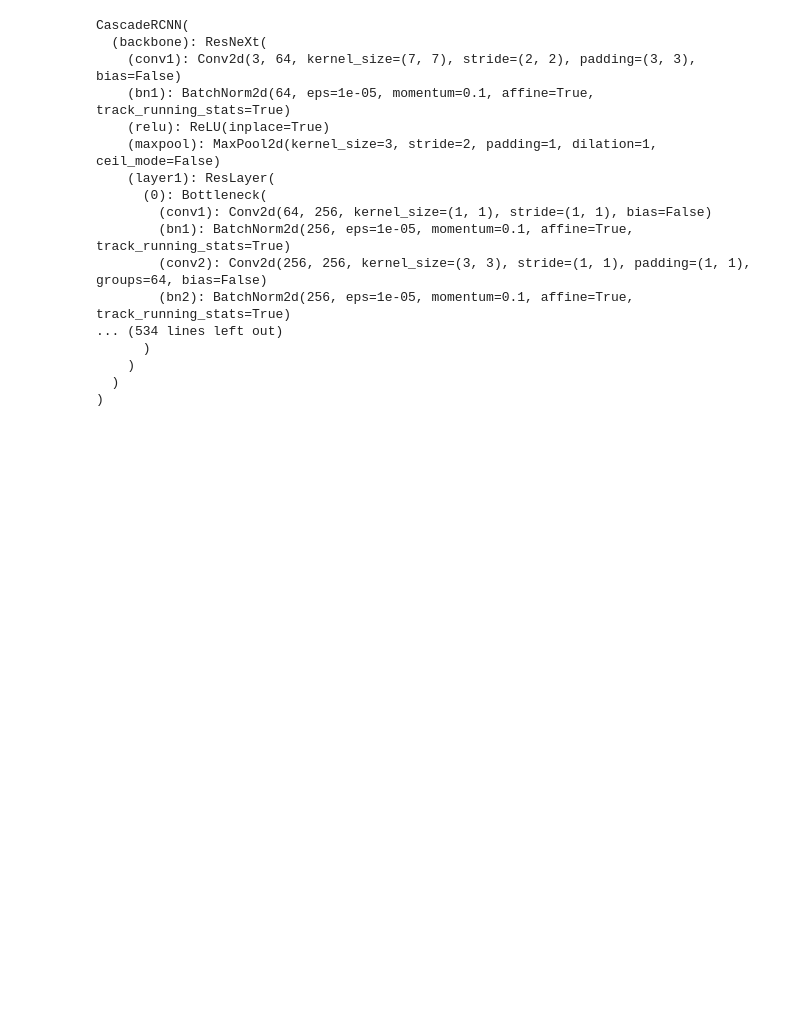
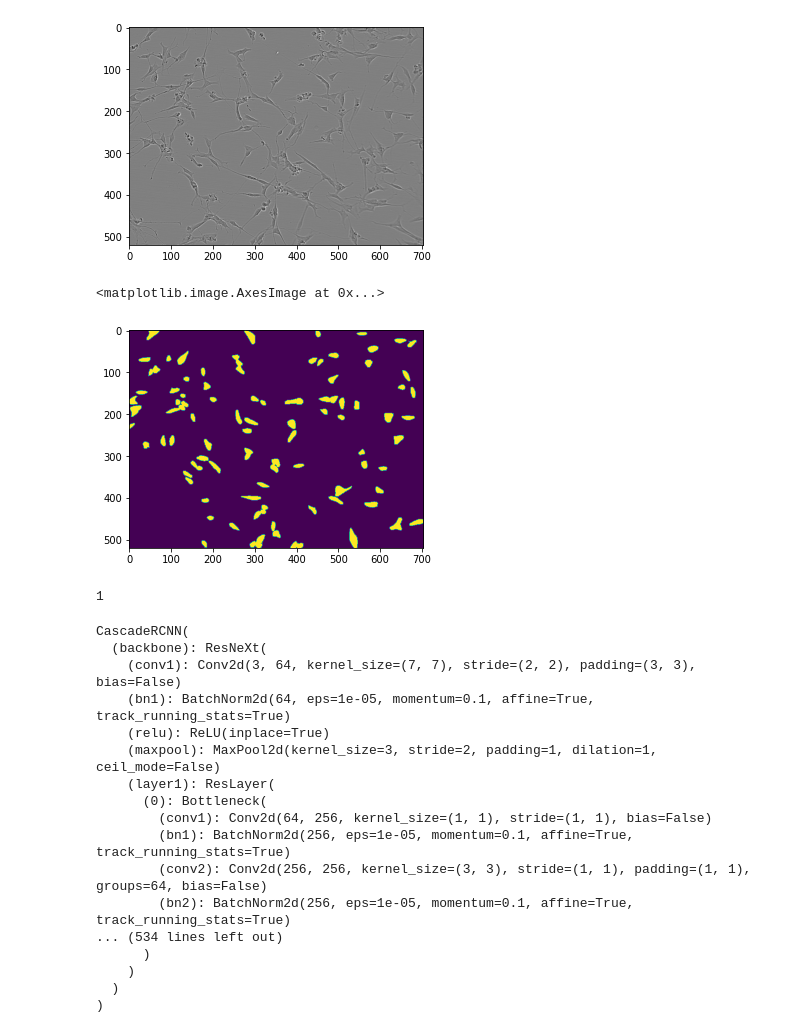
Before and after one commit to BigKingXXL/Sartorius, a Jupyter notebook: mmdet_test.ipynb, the cells around one changed output. Cells and saved outputs as stored; diff of their text form; code cells hidden in the pictures; blank space fills up the shorter version.

```diff
--- a/mmdet_test.ipynb
+++ b/mmdet_test.ipynb
@@ -3,0 +30,2 @@ import torch.nn as nn
+# %%
+confidences = [numpy.sum(el, axis=1) for el in results[current_file][0]]
@@ -3,0 +64,16 @@ import torch.nn as nn
+# %%
+cell_confident = class0_confident + class1_confident + class2_confident
+for x in range(cell_confident[0].shape[0]):
+    for y in range(cell_confident[0].shape[1]):
+        max_index = 0
+        max_value = cell_confident[0][x][y]
+        for index, element in enumerate(cell_confident[1:]):
+            if element[x][y] > max_value:
+                max_index = index + 1
+                max_value = element[x][y]
+        for index, element in enumerate(cell_confident):
+            if max_index != index:
+                element[x][y] = 0
+            else:
+                element[x][y] = min(1, element[x][y])
+cell_confident = [element.astype(bool) for element in cell_confident]
@@ -3,0 +138,8 @@ import torch.nn as nn
+# %%
+result = None
+for current_file, id in enumerate(ids):
+    result_pd = run_length_encode(id, compute_confidence(current_file))
+    if not result is None:
+        result = result.append(result_pd, ignore_index=True)
+    else:
+        result = result_pd
@@ -4,3 +183,29 @@ import torch.nn as nn
+# %%
+def convert_to_masks(predictions_table):
+    results = []
+    for _, picture_group in predictions_table.groupby('id'):
+        picture_id = picture_group.iloc[0]['id']
+        picture_size = 704*520
+        cell_array = numpy.zeros(picture_size, dtype=int)
+        for index, cell in picture_group.iterrows():
+            predicted = [int(val) for val in cell['predicted'].split(' ')]
+            for index in range(0, len(predicted), 2):
+                cell_array[predicted[index] - 1:predicted[index]+predicted[index+1] - 1 - 1] += 1
+        results.append(cell_array.reshape(704, 520).transpose())
+    return results
+# %%
+
+plt.imshow(cv2.imread(files[0]))
+plt.show()
+plt.imshow(convert_to_masks(result)[0])
+# %% [output]
+[figure, added]
+<matplotlib.image.AxesImage at 0x...>
+[figure, added]
+# %%
+convert_to_masks(result)[2].max()
+# %% [output]
+1
 # %%
 config = '/home/max/.local/lib/python3.9/site-packages/mmdet/.mim/configs/cascade_rcnn/cascade_mask_rcnn_x101_64x4d_fpn_mstrain_3x_coco.py'
 model = init_detector(config, device='cpu')
```
Also changed, not shown: parts of 16 cells of this notebook, 2 other files.
